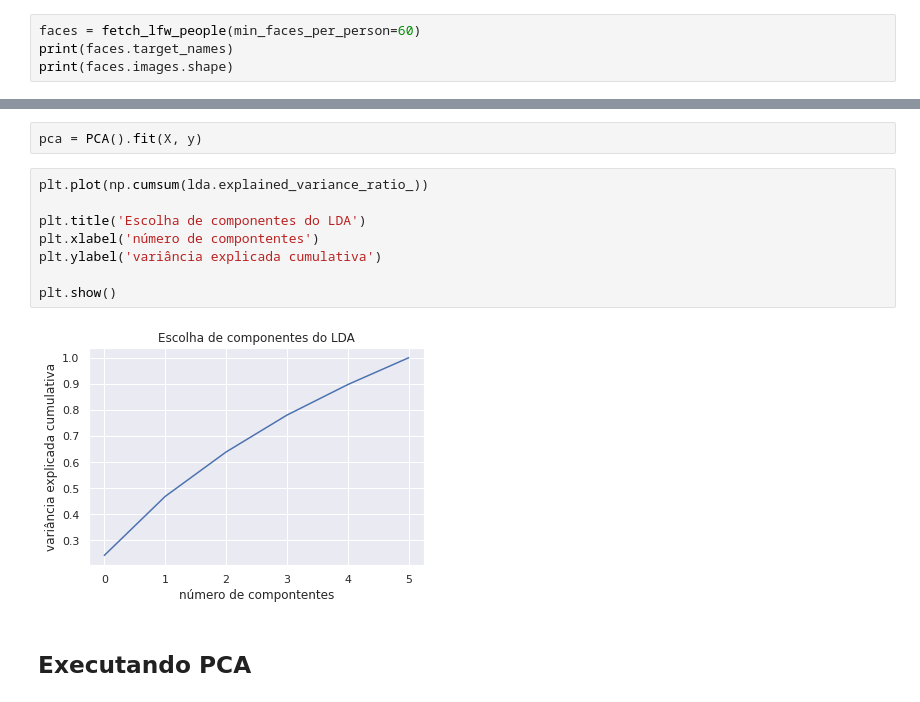
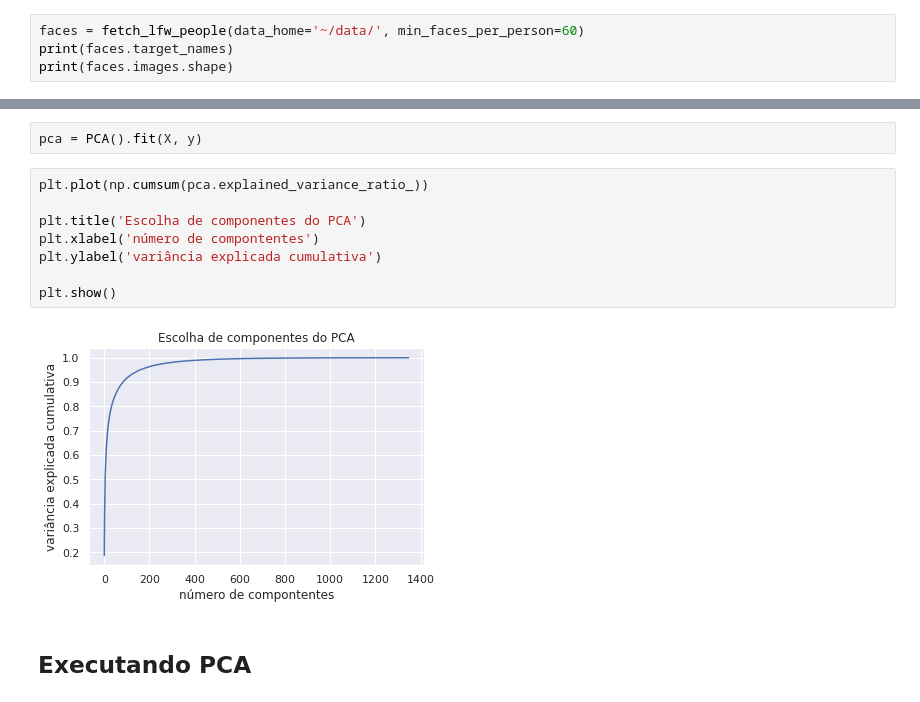
Before and after one commit to gus-phys/AI2-resources, a Jupyter notebook: 10-reducao-dimensionalidade/aulas-praticas/aula2/pca_lda/faces-classification.ipynb, the cells around one changed output, grey strips where cells are left out. Saved outputs shown, nothing was run; the diff lists cells and outputs as text.

Commit message:
Amend model in explained variance ratio graph

```diff
--- a/10-reducao-dimensionalidade/aulas-praticas/aula2/pca_lda/faces-classification.ipynb
+++ b/10-reducao-dimensionalidade/aulas-praticas/aula2/pca_lda/faces-classification.ipynb
@@ -15,7 +15,7 @@ sns.set()
 # %%
 from sklearn.datasets import fetch_lfw_people
 # %%
-faces = fetch_lfw_people(min_faces_per_person=60)
+faces = fetch_lfw_people(data_home='~/data/', min_faces_per_person=60)
 print(faces.target_names)
 print(faces.images.shape)
 # %% [output]
@@ -258,15 +258,15 @@ from sklearn.decomposition import PCA
 # %%
 pca = PCA().fit(X, y)
 # %%
-plt.plot(np.cumsum(lda.explained_variance_ratio_))
+plt.plot(np.cumsum(pca.explained_variance_ratio_))
 
-plt.title('Escolha de componentes do LDA')
+plt.title('Escolha de componentes do PCA')
 plt.xlabel('número de compontentes')
 plt.ylabel('variância explicada cumulativa')
 
 plt.show()
 # %% [output]
-[figure, old version]
+[figure, new version]
 # %% [markdown]
 ## Executando PCA
 # %%
```
Also changed, not shown: parts of 2 cells of this notebook.
